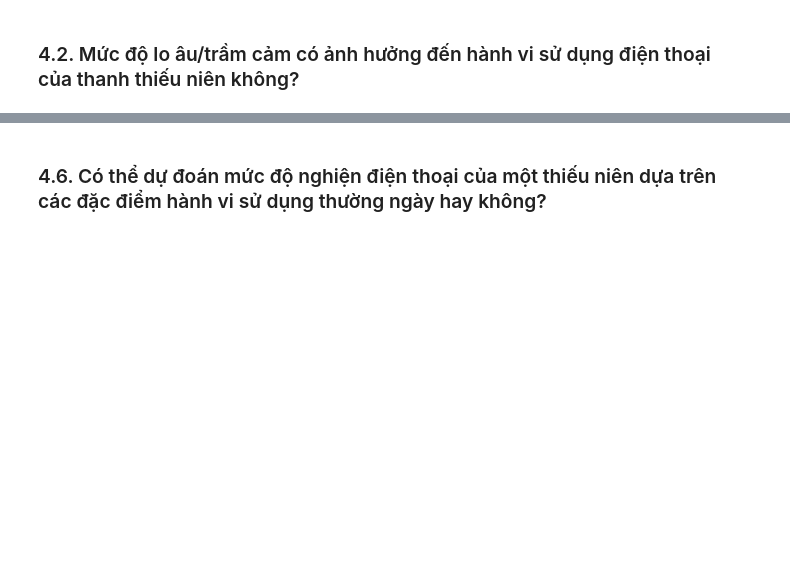
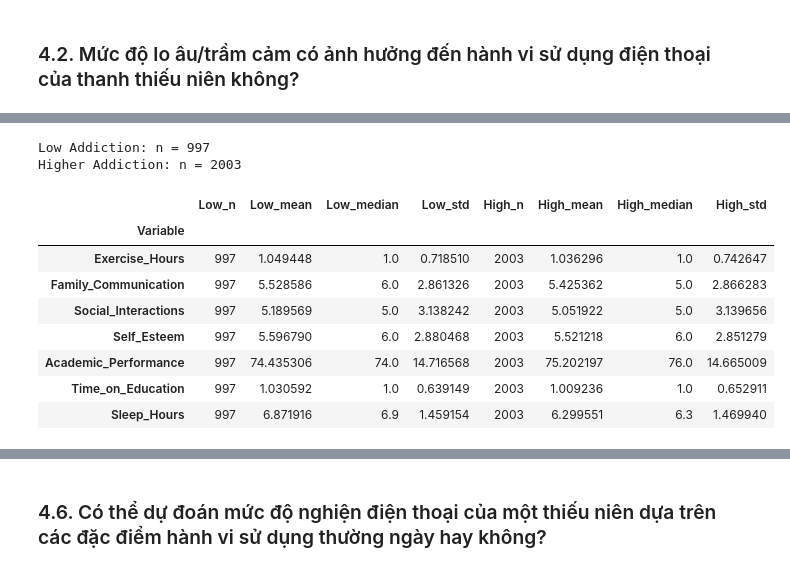
Before and after one commit to insenseemarch/final-project-CSC17104, a Jupyter notebook: notebook/Group_23.ipynb, the cells around one changed output, grey strips where cells are left out. Drawn from its saved outputs; the diff is of its cells as text; code cells hidden in the pictures; blank space fills up the shorter version.

```diff
--- a/notebook/Group_23.ipynb
+++ b/notebook/Group_23.ipynb
@@ -1571,0 +1538,30 @@ High Addiction: n = 0
+# %%
+low_group = groups["Low"]
+high_group = pd.concat([groups["Medium"], groups["High"]], axis=0)
+new_groups = {
+    "Low": low_group,
+    "High": high_group
+}
+print(f"Low Addiction: n = {len(low_group)}")
+print(f"Higher Addiction: n = {len(high_group)}")
+# %% [output]
+Low Addiction: n = 997
+Higher Addiction: n = 2003
+# %%
+# 2. Thống kê mô tả
+comparison_vars = ['Exercise_Hours', 'Family_Communication', 'Social_Interactions',
+                   'Self_Esteem', 'Academic_Performance', 'Time_on_Education', 'Sleep_Hours']
+
+summary_df = summarize_addiction_groups(new_groups,variables=comparison_vars)
+
+display(summary_df)
+# %% [output]
+|  | Low_n | Low_mean | Low_median | Low_std | High_n | High_mean | High_median | High_std |
+| Variable |  |  |  |  |  |  |  |  |
+| Exercise_Hours | 997 | 1.049448 | 1.0 | 0.718510 | 2003 | 1.036296 | 1.0 | 0.742647 |
+| Family_Communication | 997 | 5.528586 | 6.0 | 2.861326 | 2003 | 5.425362 | 5.0 | 2.866283 |
+| Social_Interactions | 997 | 5.189569 | 5.0 | 3.138242 | 2003 | 5.051922 | 5.0 | 3.139656 |
+| Self_Esteem | 997 | 5.596790 | 6.0 | 2.880468 | 2003 | 5.521218 | 6.0 | 2.851279 |
+| Academic_Performance | 997 | 74.435306 | 74.0 | 14.716568 | 2003 | 75.202197 | 76.0 | 14.665009 |
+| Time_on_Education | 997 | 1.030592 | 1.0 | 0.639149 | 2003 | 1.009236 | 1.0 | 0.652911 |
+| Sleep_Hours | 997 | 6.871916 | 6.9 | 1.459154 | 2003 | 6.299551 | 6.3 | 1.469940 |
```
Also changed, not shown: parts of 66 cells of this notebook, 2 other files.
